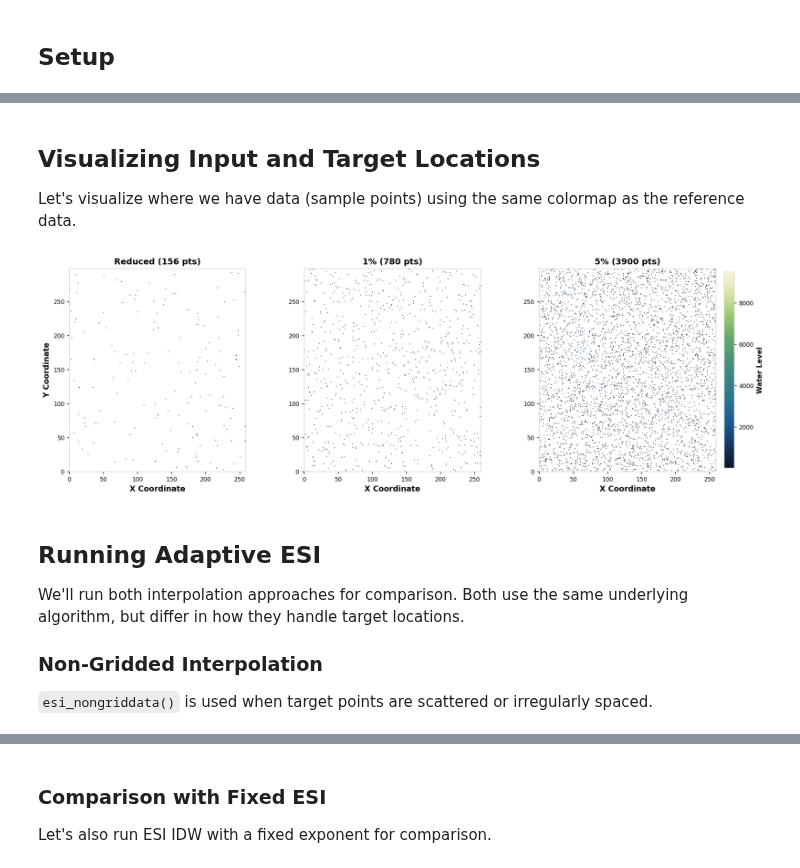
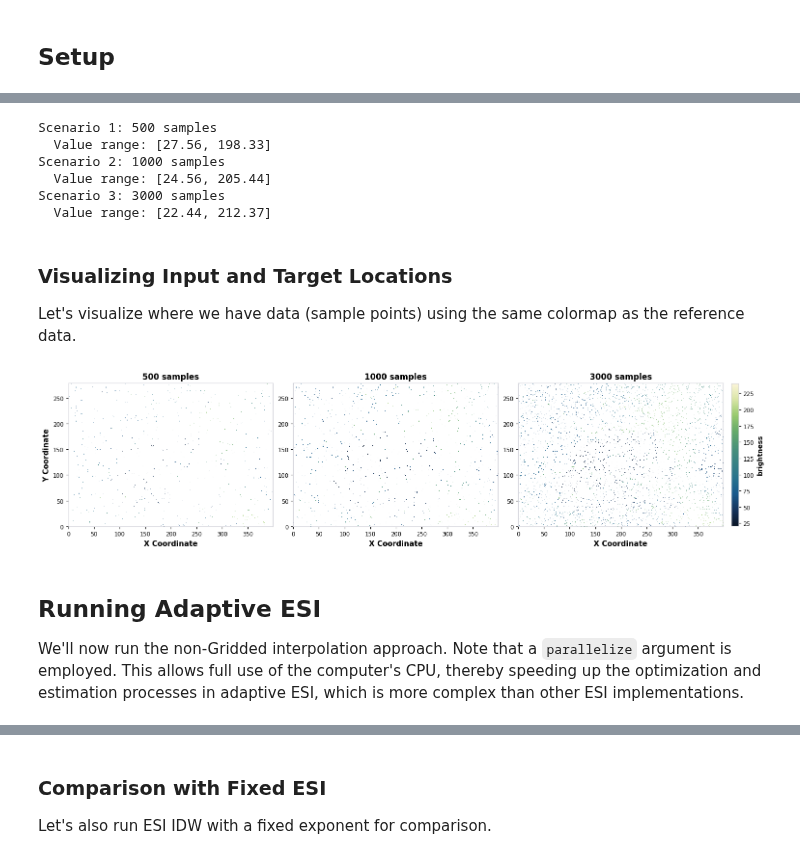
Before and after one commit to alges/spatialize-examples, a Jupyter notebook: examples/esi_implementations/adaptive_esi_2d.ipynb, the cells around one changed output, grey strips where cells are left out. Saved outputs shown, nothing was run; the diff lists cells and outputs as text; code cells hidden in the pictures.

```diff
--- a/examples/esi_implementations/adaptive_esi_2d.ipynb
+++ b/examples/esi_implementations/adaptive_esi_2d.ipynb
@@ -49,7 +60,5 @@ Let's visualize the complete reference water level data across the study area.
 # %%
-extent = [ref_data['X'].min(), ref_data['X'].max(),
-          ref_data['Y'].min(), ref_data['Y'].max()]
-
+# We'll use spatialize's PlotStyle environment for easy formatting
 with PlotStyle(theme='publication', cmap='navia') as style:
     fig, ax = plt.subplots(figsize=(8, 7))
 
@@ -64,7 +73,7 @@ with PlotStyle(theme='publication', cmap='navia') as style:
 
     ax.set_xlabel('X Coordinate', fontsize=11)
     ax.set_ylabel('Y Coordinate', fontsize=11)
-    ax.set_title('Reference Water Level Map', fontsize=12, fontweight='bold')
+    ax.set_title('Reference Image', fontsize=12, fontweight='bold')
 
     plt.tight_layout()
     plt.show()
@@ -102,5 +90,37 @@ Reduced (156 pts): 156 samples
+# %%
+# Generate random samples of different sizes from reference data
+np.random.seed(42)  # For reproducibility
+
+sample_sizes = [500, 1000, 3000]
+samples = {}
+
+for i, n in enumerate(sample_sizes):
+    # Randomly select n indices from the reference data
+    indices = np.random.choice(len(reference_values), size=n, replace=False)
+
+    # Extract points and values at these indices
+    sample_points = xi[indices]
+    sample_values = reference_values[indices]
+
+    # Store in dictionary
+    name = f'{n} samples'
+    samples[name] = {
+        'points': sample_points,
+        'values': sample_values,
+        'n_samples': n
+    }
+
+    print(f"Scenario {i+1}: {n} samples")
+    print(f"  Value range: [{sample_values.min():.2f}, {sample_values.max():.2f}]")
+# %% [output]
+Scenario 1: 500 samples
+  Value range: [27.56, 198.33]
+Scenario 2: 1000 samples
+  Value range: [24.56, 205.44]
+Scenario 3: 3000 samples
+  Value range: [22.44, 212.37]
 # %% [markdown]
-## Visualizing Input and Target Locations
+### Visualizing Input and Target Locations
 
 Let's visualize where we have data (sample points) using the same colormap as the reference data.
 # %%
@@ -114,52 +134,47 @@ xi_grid = (X, Y)
 ref_grid = ref_data.pivot(index='X', columns='Y', values='value').values
 
 with PlotStyle(theme='white', cmap='navia') as style:
-    fig, axes = plt.subplots(1, 3, figsize=(15, 5), dpi=150)
+    fig, axes = plt.subplots(1, 3, figsize=(15, 5), layout='constrained')
 
     for idx, (name, sample_data) in enumerate(samples.items()):
         ax = axes[idx]
 
-        # Create mask: True where we DON'T have samples, False where we do
+        # Create mask
         mask = np.ones((nx, ny), dtype=bool)
         for point in sample_data['points']:
             x_idx = int(point[0])
             y_idx = int(point[1])
             mask[x_idx, y_idx] = False
 
         # Create masked array: show reference values only at sample locations
         masked_data = np.ma.masked_array(ref_grid, mask=mask)
 
-        # Plot using imshow with the masked reference data
         im = ax.imshow(
             masked_data.T,
             origin='lower',
             extent=extent,
             cmap=style.cmap,
-            vmin=reference_values.min(),
-            vmax=reference_values.max(),
+            vmin=vmin,
+            vmax=vmax,
             interpolation='none'
         )
 
         ax.set_xlabel('X Coordinate', fontsize=11)
         if idx == 0:
             ax.set_ylabel('Y Coordinate', fontsize=11)
         ax.set_title(f'{name}', fontsize=12, fontweight='bold')
 
         if idx == 2:
-            plt.colorbar(im, ax=ax, label='Water Level', fraction=0.046, pad=0.04)
+            plt.colorbar(im, ax=ax, label='brightness', shrink=0.6, pad=0.04)
 
-    plt.tight_layout()
-    plt.show()
+plt.show()
 # %% [output]
-[figure, old version]
+[figure, new version]
-# %% [markdown]
-## Running Adaptive ESI
-
-We'll run both interpolation approaches for comparison. Both use the same underlying algorithm, but differ in how they handle target locations.
-
-### Non-Gridded Interpolation
-
-`esi_nongriddata()` is used when target points are scattered or irregularly spaced.
+# %% [markdown]
+## Running Adaptive ESI
+
+We'll now run the non-Gridded interpolation approach.
+Note that a `parallelize` argument is employed. This allows full use of the computer's CPU, thereby speeding up the optimization and estimation processes in adaptive ESI, which is more complex than other ESI implementations.
 # %%
 # Run Adaptive ESI (nongriddata) for all scenarios
 results_adaptive = {}
```
Also changed, not shown: parts of 15 cells of this notebook, 1 other file.
